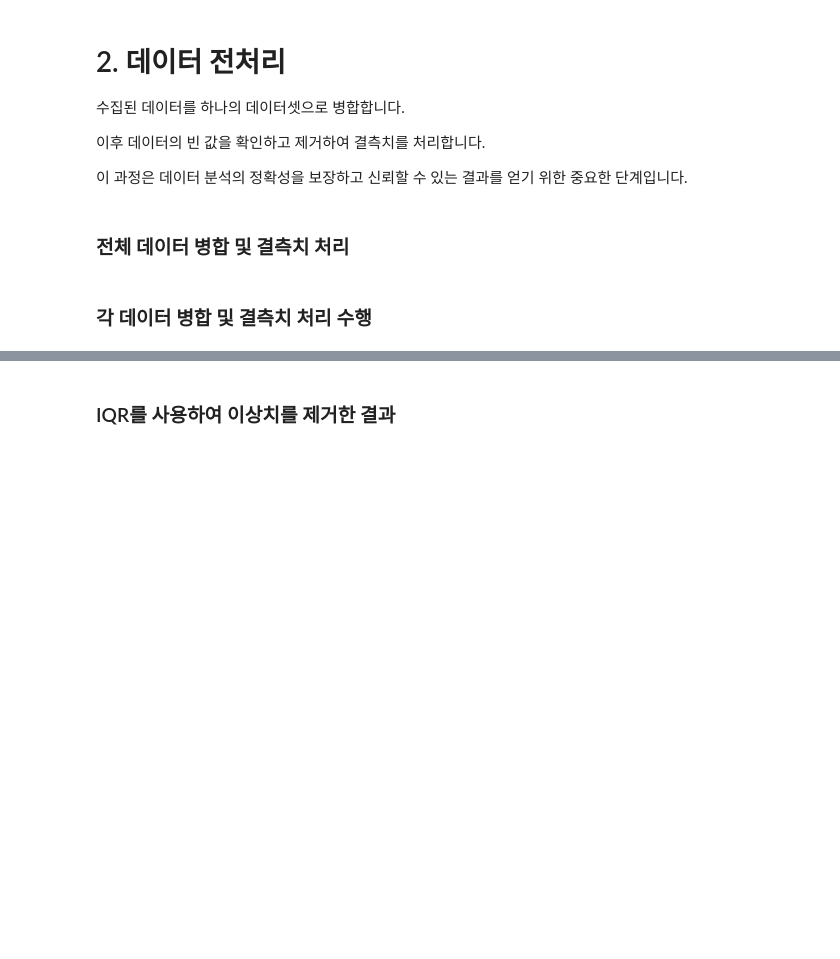
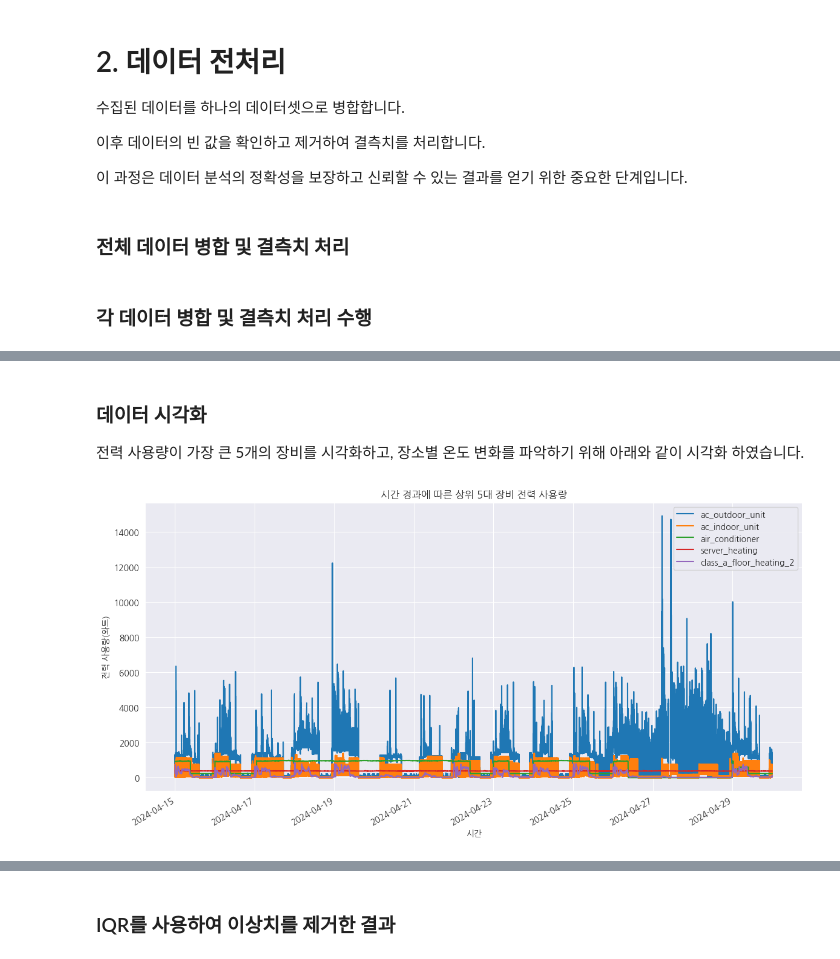
Before and after one commit to Maru375/smoothing_ml, a Jupyter notebook: 데이터 처리 및 CSV변환.ipynb, the cells around one changed output, grey strips where cells are left out. Cells and saved outputs as stored; diff of their text form; code cells hidden in the pictures; blank space fills up the shorter version.

```diff
--- a/데이터 처리 및 CSV변환.ipynb
+++ b/데이터 처리 및 CSV변환.ipynb
@@ -273,0 +274,31 @@ print(stats_values_df.head(2), "\n")
+# %% [markdown]
+### 데이터 시각화
+전력 사용량이 가장 큰 5개의 장비를 시각화하고, 장소별 온도 변화를 파악하기 위해 아래와 같이 시각화 하였습니다.
+# %%
+# 전력 사용량 데이터와 환경 센서 데이터를 로드합니다.
+power_df = pd.read_csv('cleaned_data/power/power_stats_cleaned.csv')
+
+# 'time' 열을 datetime 객체로 변환하고 인덱스로 설정합니다.
+power_df['time'] = pd.to_datetime(power_df['time'])
+power_df.set_index('time', inplace=True)
+
+# 각 위치에 따른 전력 사용량의 총합 계산
+total_power_per_location = power_df.groupby('location')['value'].sum()
+
+# 전력 사용량이 가장 높은 상위 5개 위치 선정
+top_locations = total_power_per_location.nlargest(5).index
+
+# 상위 5개 장비의 시간에 따른 전력 사용량 그래프 그리기
+plt.figure(figsize=(14, 7))
+for location in top_locations:
+    subset = power_df[power_df['location'] == location]
+    subset['value'].plot(label=location)
+
+plt.title('시간 경과에 따른 상위 5대 장비 전력 사용량')
+plt.xlabel('시간')
+plt.ylabel('전력 사용량(와트)')
+plt.legend()
+plt.grid(True)
+plt.show()
+# %% [output]
+[figure, added]
```
Also changed, not shown: parts of 26 cells of this notebook, 6 other files.
